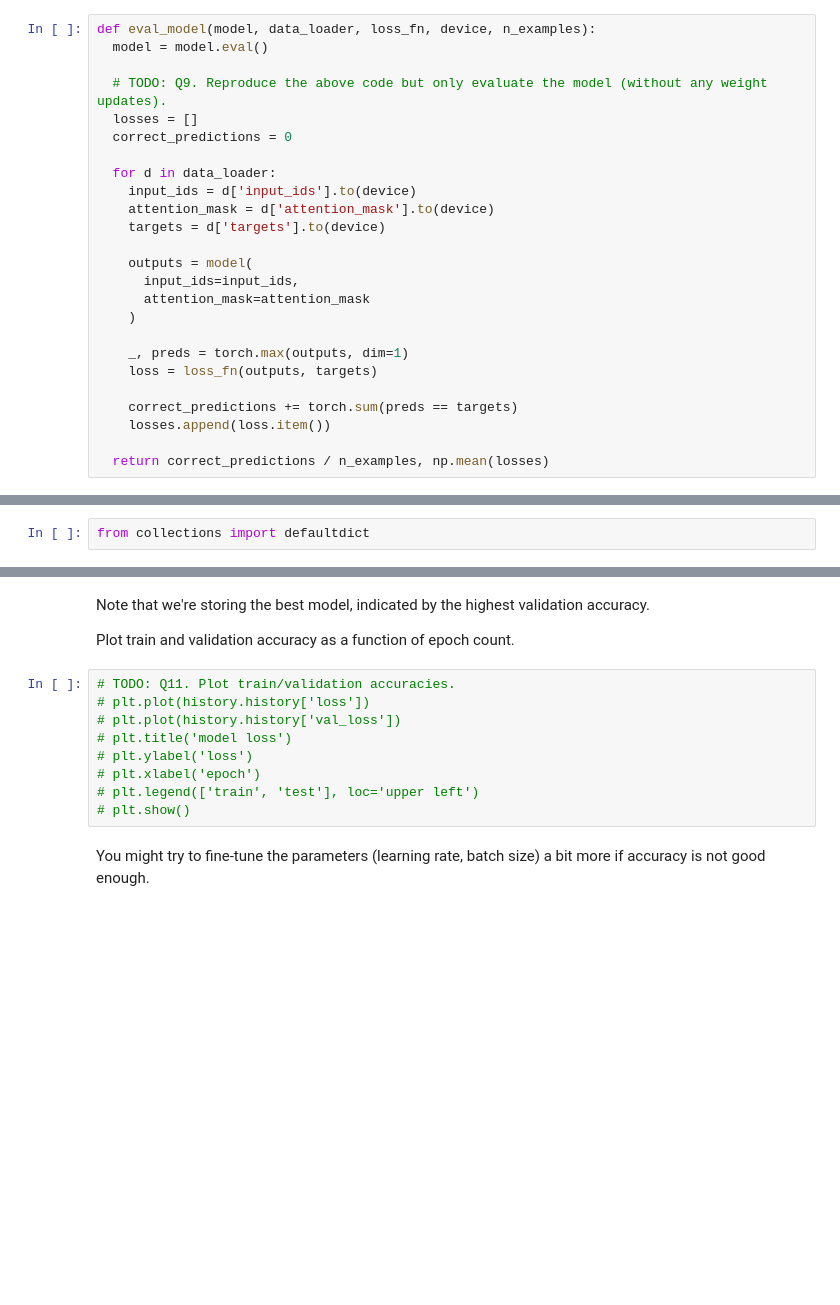
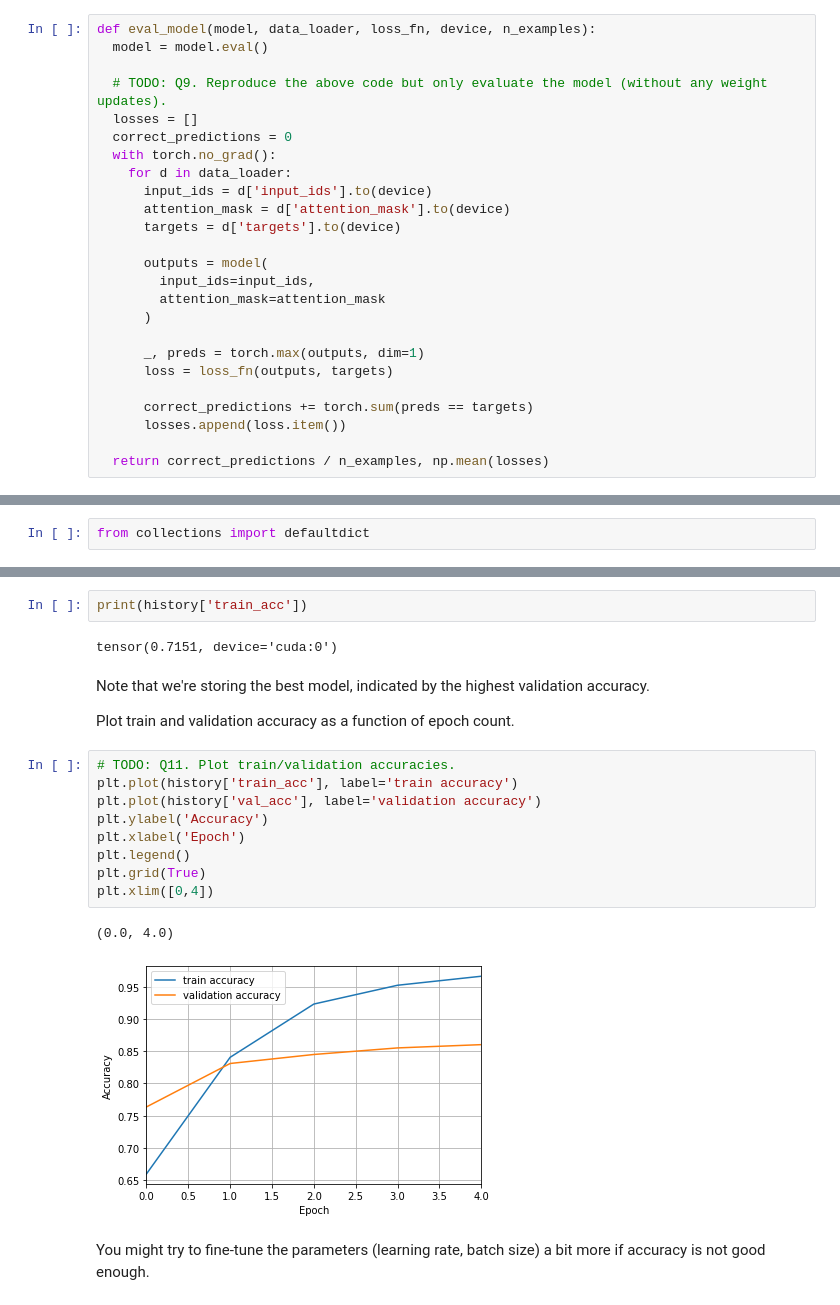
Before and after one commit to yeb2Binfang/ECE-GY9123_DL, a Jupyter notebook: HW/HW4/hw4prob3.ipynb, the cells around one changed output, grey strips where cells are left out. Cells and saved outputs as stored; diff of their text form; blank space fills up the shorter version.

```diff
--- a/HW/HW4/hw4prob3.ipynb
+++ b/HW/HW4/hw4prob3.ipynb
@@ -486,22 +434,22 @@ def eval_model(model, data_loader, loss_fn, device, n_examples):
   # TODO: Q9. Reproduce the above code but only evaluate the model (without any weight updates).
   losses = []
   correct_predictions = 0
+  with torch.no_grad():
+    for d in data_loader:
+      input_ids = d['input_ids'].to(device)
+      attention_mask = d['attention_mask'].to(device)
+      targets = d['targets'].to(device)
 
-  for d in data_loader:
-    input_ids = d['input_ids'].to(device)
-    attention_mask = d['attention_mask'].to(device)
-    targets = d['targets'].to(device)
+      outputs = model(
+        input_ids=input_ids,
+        attention_mask=attention_mask
+      )
 
-    outputs = model(
-      input_ids=input_ids,
-      attention_mask=attention_mask
-    )
+      _, preds = torch.max(outputs, dim=1)
+      loss = loss_fn(outputs, targets)
 
-    _, preds = torch.max(outputs, dim=1)
-    loss = loss_fn(outputs, targets)
-
-    correct_predictions += torch.sum(preds == targets)
-    losses.append(loss.item())
+      correct_predictions += torch.sum(preds == targets)
+      losses.append(loss.item())
 
   return correct_predictions / n_examples, np.mean(losses)
 # %% [markdown]
@@ -561,16 +512,23 @@ Wall time: 36min 19s
+# %%
+print(history['train_acc'])
+# %% [output]
+tensor(0.7151, device='cuda:0')
 # %% [markdown]
 Note that we're storing the best model, indicated by the highest validation accuracy.
 
 Plot train and validation accuracy as a function of epoch count.
 # %%
 # TODO: Q11. Plot train/validation accuracies.
-# plt.plot(history.history['loss'])
-# plt.plot(history.history['val_loss'])
-# plt.title('model loss')
-# plt.ylabel('loss')
-# plt.xlabel('epoch')
-# plt.legend(['train', 'test'], loc='upper left')
-# plt.show()
+plt.plot(history['train_acc'], label='train accuracy')
+plt.plot(history['val_acc'], label='validation accuracy')
+plt.ylabel('Accuracy')
+plt.xlabel('Epoch')
+plt.legend()
+plt.grid(True)
+plt.xlim([0,4])
+# %% [output]
+(0.0, 4.0)
+[figure, added]
 # %% [markdown]
 You might try to fine-tune the parameters (learning rate, batch size) a bit more if accuracy is not good enough.
 # %% [markdown]
```
Also changed, not shown: parts of 13 cells of this notebook.
